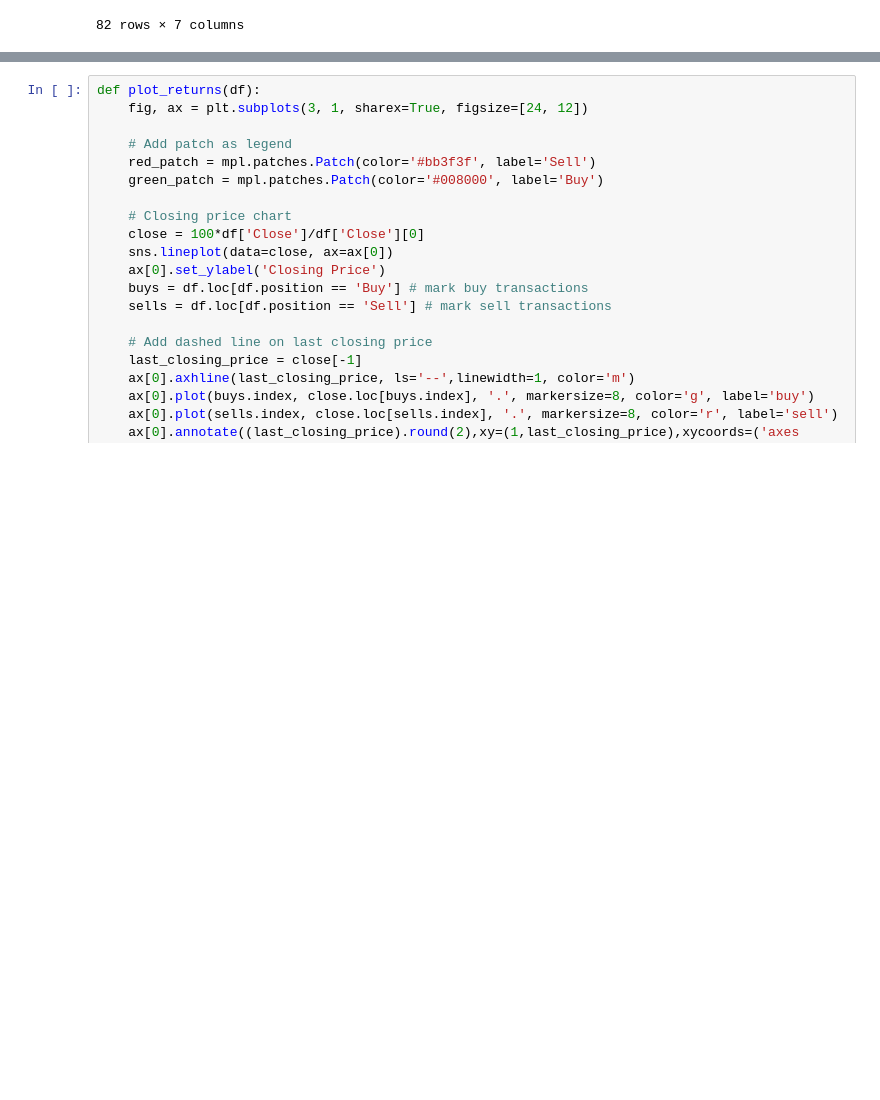
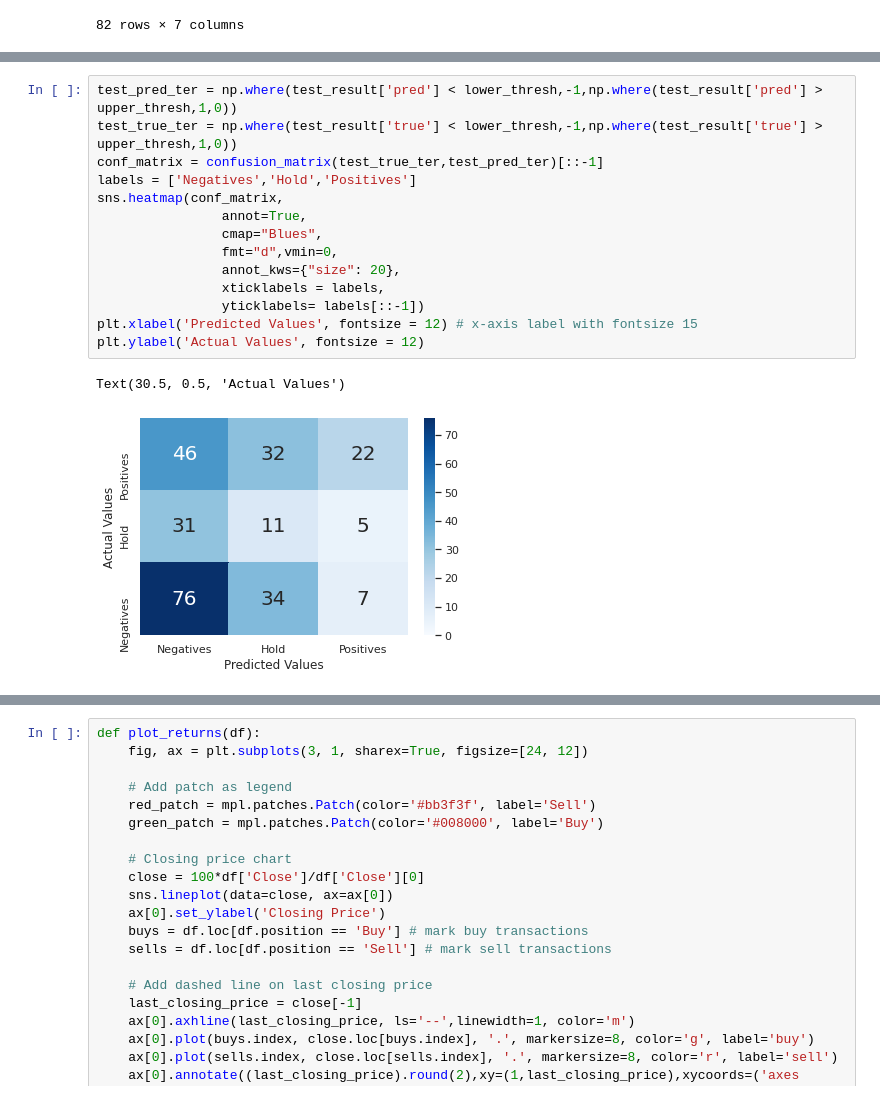
Before and after one commit to faisalrasbihan/gru-momentum-trading, a Jupyter notebook: gru9_momentum_trading_REGRESSION_F.ipynb, the cells around one changed output, grey strips where cells are left out. Saved outputs shown, nothing was run; the diff lists cells and outputs as text; blank space fills up the shorter version.

```diff
--- a/gru9_momentum_trading_REGRESSION_F.ipynb
+++ b/gru9_momentum_trading_REGRESSION_F.ipynb
@@ -484,0 +495,17 @@ weighted avg       0.61      0.57      0.58       264
+# %%
+test_pred_ter = np.where(test_result['pred'] < lower_thresh,-1,np.where(test_result['pred'] > upper_thresh,1,0))
+test_true_ter = np.where(test_result['true'] < lower_thresh,-1,np.where(test_result['true'] > upper_thresh,1,0))
+conf_matrix = confusion_matrix(test_true_ter,test_pred_ter)[::-1]
+labels = ['Negatives','Hold','Positives']
+sns.heatmap(conf_matrix,
+                annot=True,
+                cmap="Blues",
+                fmt="d",vmin=0,
+                annot_kws={"size": 20},
+                xticklabels = labels,
+                yticklabels= labels[::-1])
+plt.xlabel('Predicted Values', fontsize = 12) # x-axis label with fontsize 15
+plt.ylabel('Actual Values', fontsize = 12)
+# %% [output]
+Text(30.5, 0.5, 'Actual Values')
+[figure, added]
```
Also changed, not shown: parts of 33 cells of this notebook.
